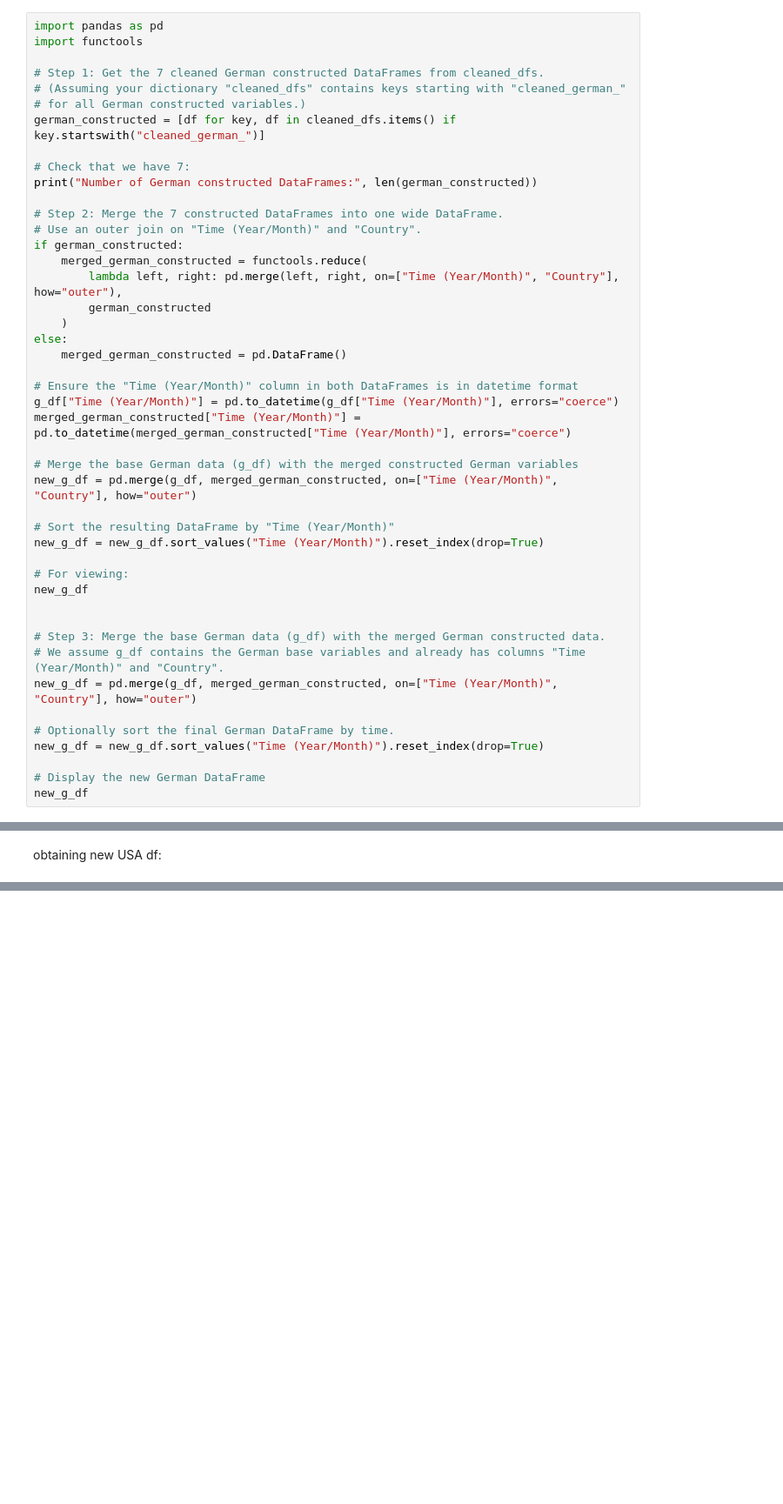
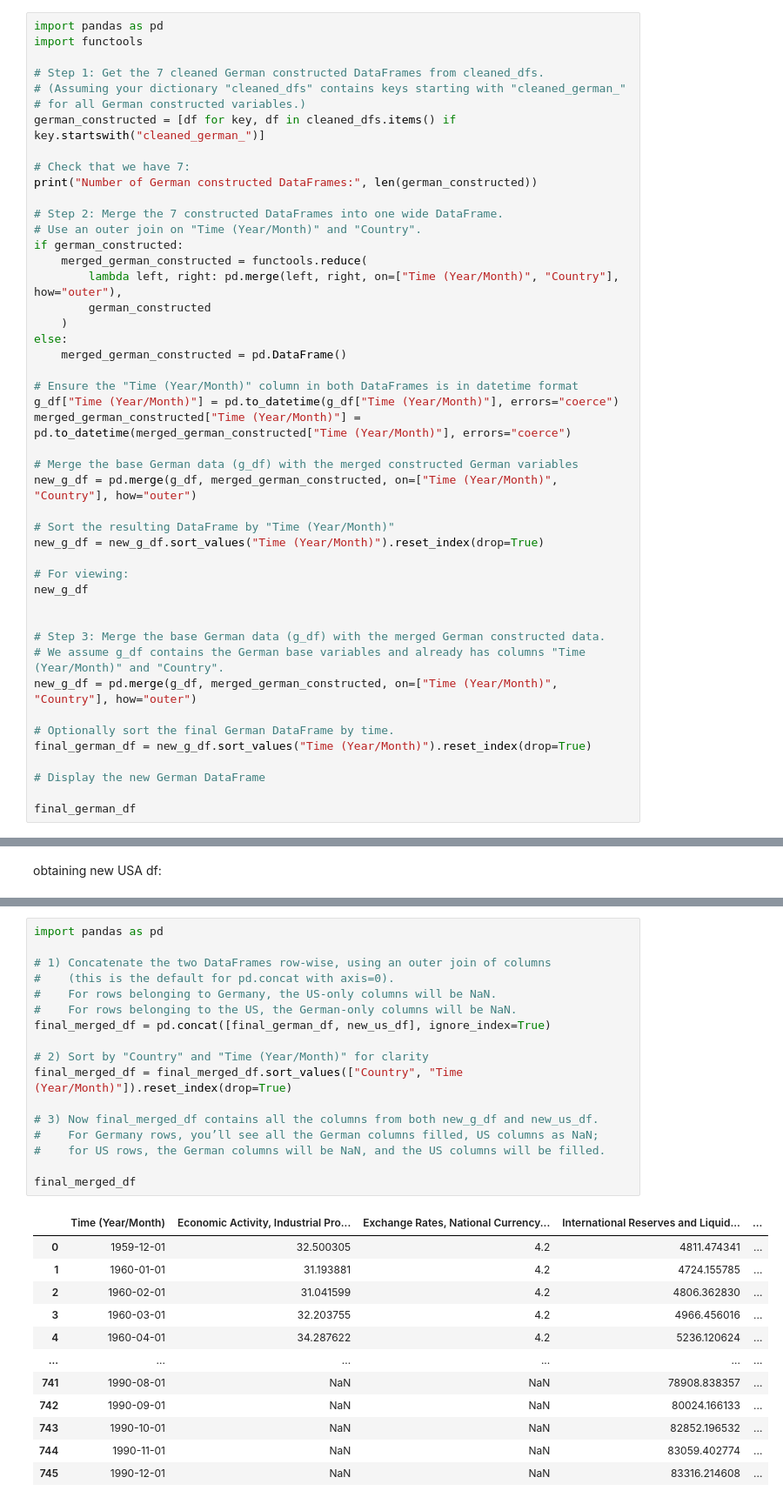
Before and after one commit to thoomkuzhymatthew/EC1B1_group28, a Jupyter notebook: code/DataCleaning.ipynb, the cells around one changed output, grey strips where cells are left out. Shown at 87% size. Saved outputs shown, nothing was run; the diff lists cells and outputs as text; blank space fills up the shorter version.

```diff
--- a/code/DataCleaning.ipynb
+++ b/code/DataCleaning.ipynb
@@ -954,10 +914,11 @@ new_g_df
 new_g_df = pd.merge(g_df, merged_german_constructed, on=["Time (Year/Month)", "Country"], how="outer")
 
 # Optionally sort the final German DataFrame by time.
-new_g_df = new_g_df.sort_values("Time (Year/Month)").reset_index(drop=True)
+final_german_df = new_g_df.sort_values("Time (Year/Month)").reset_index(drop=True)
 
 # Display the new German DataFrame
-new_g_df
+
+final_german_df
 # %% [output]
 Number of German constructed DataFrames: 7
 |  | Time (Year/Month) | Economic Activity, Industrial Pro... | Exchange Rates, National Currency... | International Reserves and Liquid... | ... |
@@ -1006,0 +1007,30 @@ new_us_df
+# %%
+import pandas as pd
+
+# 1) Concatenate the two DataFrames row-wise, using an outer join of columns
+#    (this is the default for pd.concat with axis=0).
+#    For rows belonging to Germany, the US-only columns will be NaN.
+#    For rows belonging to the US, the German-only columns will be NaN.
+final_merged_df = pd.concat([final_german_df, new_us_df], ignore_index=True)
+
+# 2) Sort by "Country" and "Time (Year/Month)" for clarity
+final_merged_df = final_merged_df.sort_values(["Country", "Time (Year/Month)"]).reset_index(drop=True)
+
+# 3) Now final_merged_df contains all the columns from both new_g_df and new_us_df.
+#    For Germany rows, you’ll see all the German columns filled, US columns as NaN;
+#    for US rows, the German columns will be NaN, and the US columns will be filled.
+
+final_merged_df
+# %% [output]
+|  | Time (Year/Month) | Economic Activity, Industrial Pro... | Exchange Rates, National Currency... | International Reserves and Liquid... | ... |
+| 0 | 1959-12-01 | 32.500305 | 4.2 | 4811.474341 | ... |
+| 1 | 1960-01-01 | 31.193881 | 4.2 | 4724.155785 | ... |
+| 2 | 1960-02-01 | 31.041599 | 4.2 | 4806.362830 | ... |
+| 3 | 1960-03-01 | 32.203755 | 4.2 | 4966.456016 | ... |
+| 4 | 1960-04-01 | 34.287622 | 4.2 | 5236.120624 | ... |
+| ... | ... | ... | ... | ... | ... |
+| 741 | 1990-08-01 | NaN | NaN | 78908.838357 | ... |
+| 742 | 1990-09-01 | NaN | NaN | 80024.166133 | ... |
+| 743 | 1990-10-01 | NaN | NaN | 82852.196532 | ... |
+| 744 | 1990-11-01 | NaN | NaN | 83059.402774 | ... |
+| 745 | 1990-12-01 | NaN | NaN | 83316.214608 | ... |
```
Also changed, not shown: parts of 14 cells of this notebook, 1 other file.
